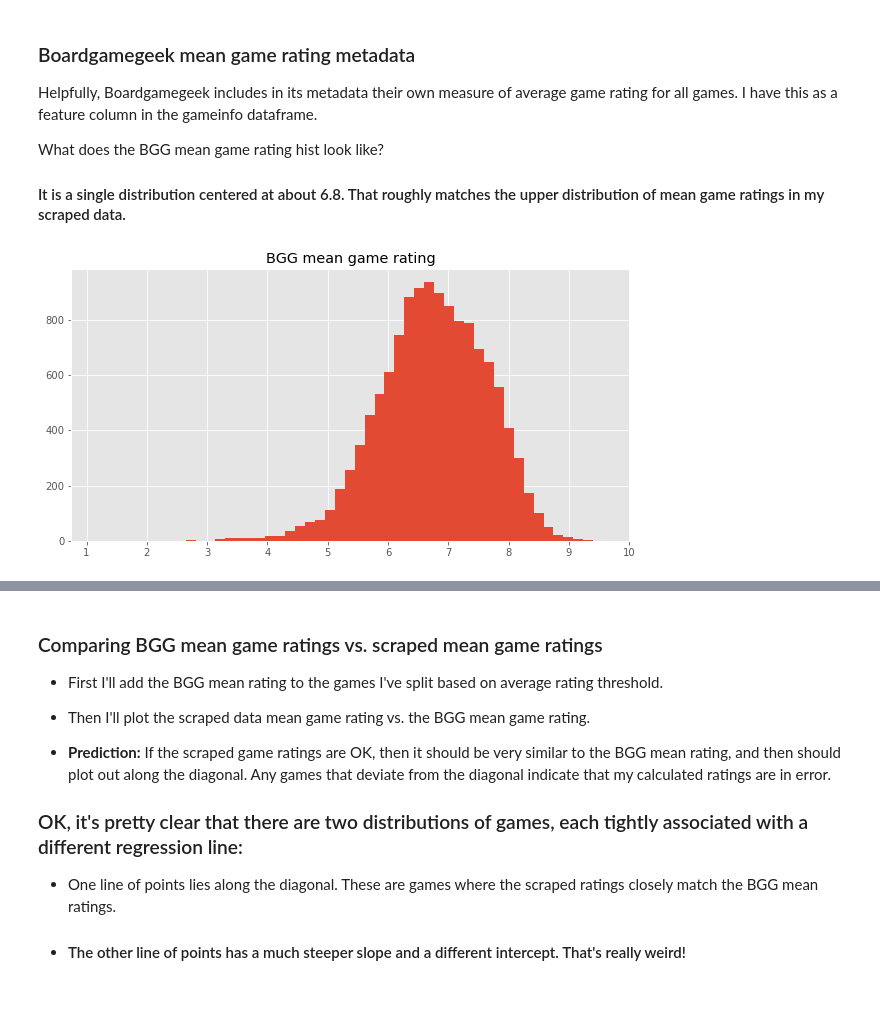
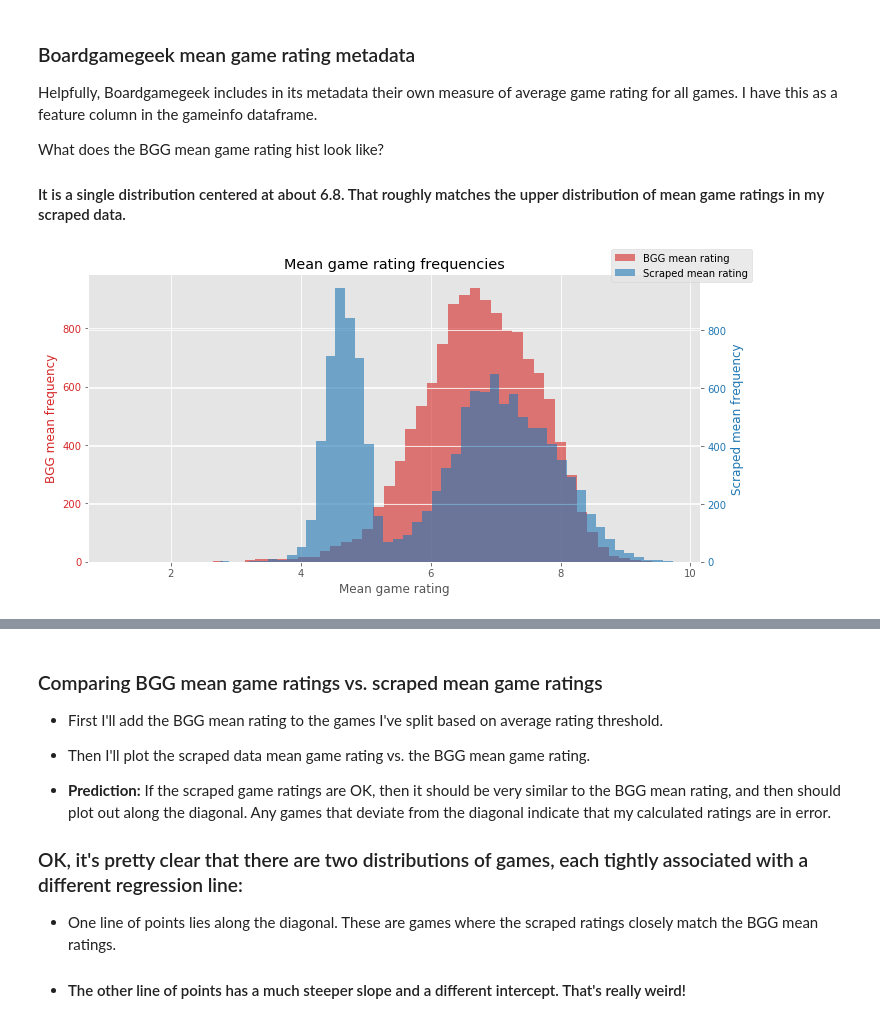
Before and after one commit to johnmburt/springboard, a Jupyter notebook: capstone_2/recsys_data_EDA_vf.ipynb, the cells around one changed output, grey strips where cells are left out. Cells and saved outputs as stored; diff of their text form; code cells hidden in the pictures; blank space fills up the shorter version.

```diff
--- a/capstone_2/recsys_data_EDA_vf.ipynb
+++ b/capstone_2/recsys_data_EDA_vf.ipynb
@@ -193,11 +198,28 @@ Helpfully, Boardgamegeek includes in its metadata their own measure of average g
 What does the BGG mean game rating hist look like?
 
 #### It is a single distribution centered at about 6.8. That roughly matches the upper distribution of mean game ratings in my scraped data.
-# %%
-# histogram of BGG mean rating
-plt.figure(figsize=(10,5))
-plt.hist(gameinfo['mean_rating'], bins=50)
-plt.xticks([1,2,3,4,5,6,7,8,9,10])
-plt.title('BGG mean game rating');
-# %% [output]
-[figure, removed]
+# %%
+fig, ax1 = plt.subplots(figsize=(10,5))
+
+color = 'tab:red'
+ax1.set_xlabel('Mean game rating')
+ax1.set_ylabel('BGG mean frequency', color=color)
+ax1.hist(gameinfo['mean_rating'], bins=50, color=color,
+         label='BGG mean rating', alpha=0.6)
+ax1.tick_params(axis='y', labelcolor=color)
+
+ax2 = ax1.twinx()  # create second axes that shares the same x-axis
+
+color = 'tab:blue'
+ax2.set_ylabel('Scraped mean frequency', color=color)
+ax2.hist(gamegp['rating'].mean(), bins=50, color=color,
+         label='Scraped mean rating', alpha=0.6)
+ax2.tick_params(axis='y', labelcolor=color)
+
+plt.title('Mean game rating frequencies');
+fig.legend();
+
+fig.tight_layout()  # otherwise the right y-label is slightly clipped
+fig.patch.set_facecolor('white'); # white background for copy
+# %% [output]
+[figure, added]
```
Also changed, not shown: parts of 18 cells of this notebook, 11 other files.
